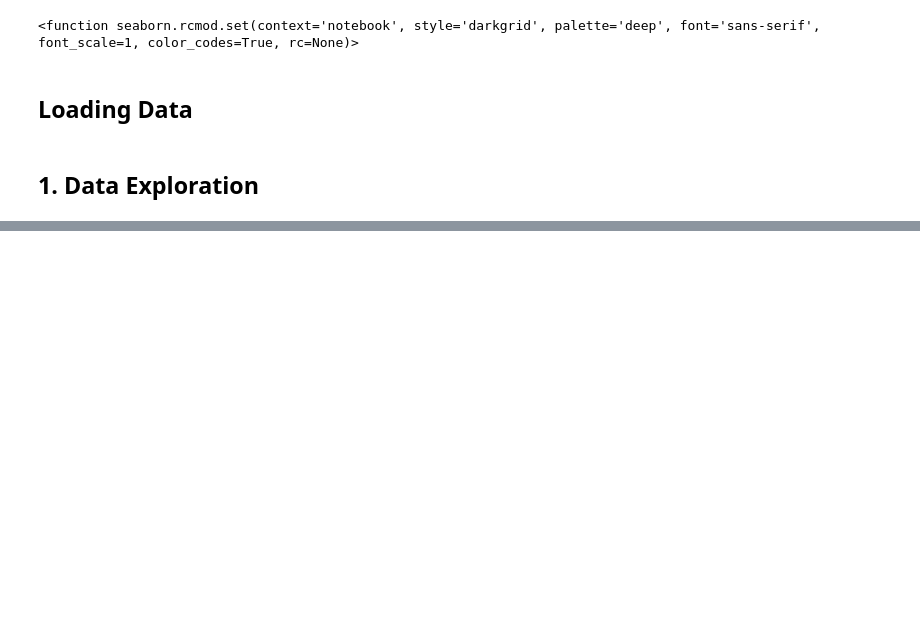
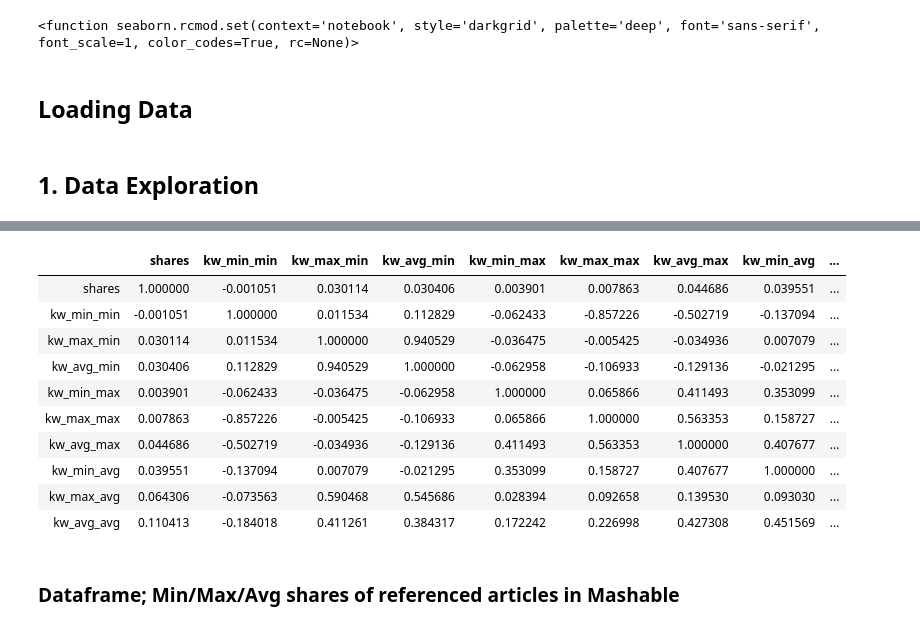
Before and after one commit to akshaynayanravi/news_popularity_online, a Jupyter notebook: news_popularity_online_prediction.ipynb, the cells around one changed output, grey strips where cells are left out. Drawn from its saved outputs; the diff is of its cells as text; code cells hidden in the pictures; blank space fills up the shorter version.

```diff
--- a/news_popularity_online_prediction.ipynb
+++ b/news_popularity_online_prediction.ipynb
@@ -339,0 +350,17 @@ Length: 61, dtype: int64
+# %%
+data_raw[[ ' shares', ' kw_min_min', ' kw_max_min', ' kw_avg_min', ' kw_min_max', ' kw_max_max', ' kw_avg_max',
+          ' kw_min_avg', ' kw_max_avg', ' kw_avg_avg']].corr()
+# %% [output]
+|  | shares | kw_min_min | kw_max_min | kw_avg_min | kw_min_max | kw_max_max | kw_avg_max | kw_min_avg | ... |
+| shares | 1.000000 | -0.001051 | 0.030114 | 0.030406 | 0.003901 | 0.007863 | 0.044686 | 0.039551 | ... |
+| kw_min_min | -0.001051 | 1.000000 | 0.011534 | 0.112829 | -0.062433 | -0.857226 | -0.502719 | -0.137094 | ... |
+| kw_max_min | 0.030114 | 0.011534 | 1.000000 | 0.940529 | -0.036475 | -0.005425 | -0.034936 | 0.007079 | ... |
+| kw_avg_min | 0.030406 | 0.112829 | 0.940529 | 1.000000 | -0.062958 | -0.106933 | -0.129136 | -0.021295 | ... |
+| kw_min_max | 0.003901 | -0.062433 | -0.036475 | -0.062958 | 1.000000 | 0.065866 | 0.411493 | 0.353099 | ... |
+| kw_max_max | 0.007863 | -0.857226 | -0.005425 | -0.106933 | 0.065866 | 1.000000 | 0.563353 | 0.158727 | ... |
+| kw_avg_max | 0.044686 | -0.502719 | -0.034936 | -0.129136 | 0.411493 | 0.563353 | 1.000000 | 0.407677 | ... |
+| kw_min_avg | 0.039551 | -0.137094 | 0.007079 | -0.021295 | 0.353099 | 0.158727 | 0.407677 | 1.000000 | ... |
+| kw_max_avg | 0.064306 | -0.073563 | 0.590468 | 0.545686 | 0.028394 | 0.092658 | 0.139530 | 0.093030 | ... |
+| kw_avg_avg | 0.110413 | -0.184018 | 0.411261 | 0.384317 | 0.172242 | 0.226998 | 0.427308 | 0.451569 | ... |
+# %% [markdown]
+### Dataframe; Min/Max/Avg shares of referenced articles in Mashable
```
Also changed, not shown: parts of 60 cells of this notebook.
